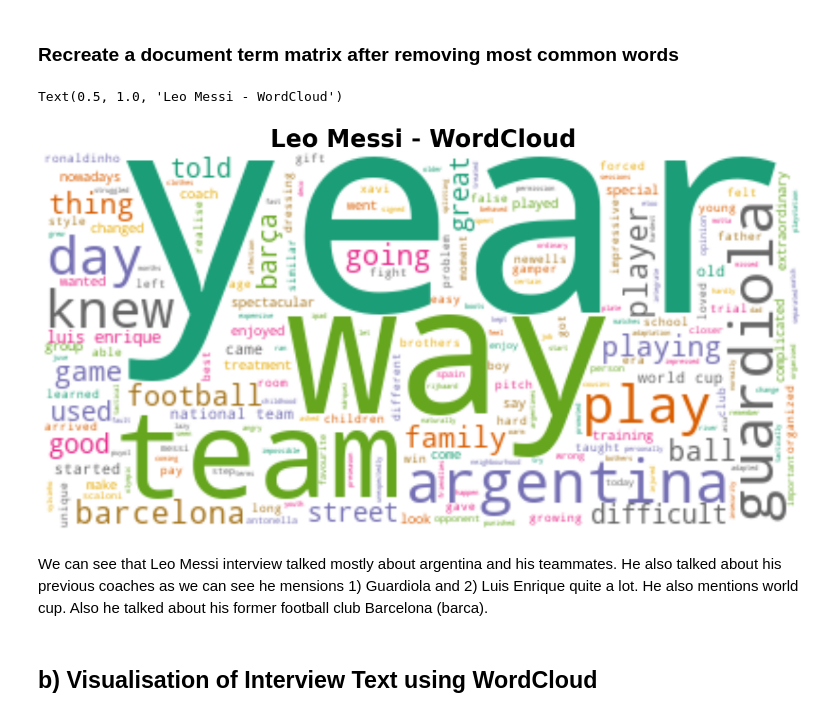
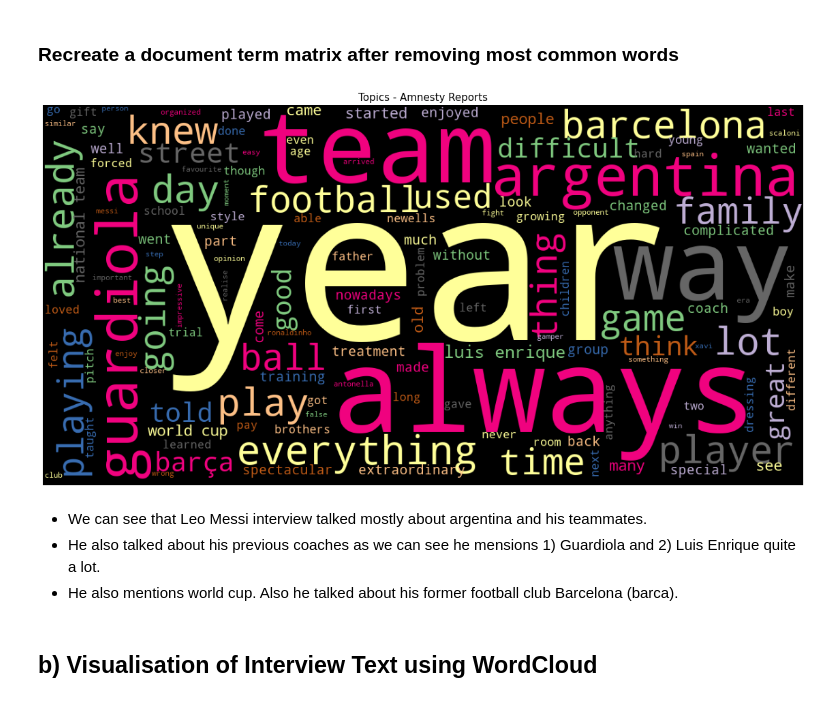
Before and after one commit to Keith-Mpala/Natural-Language-Process---Celebrity-Interviews-Project-Part-1, a Jupyter notebook: NLP Celebrity Interview Text Project Part 1.ipynb, the cells around one changed output. Saved outputs shown, nothing was run; the diff lists cells and outputs as text; code cells hidden in the pictures.

```diff
--- a/NLP Celebrity Interview Text Project Part 1.ipynb
+++ b/NLP Celebrity Interview Text Project Part 1.ipynb
@@ -449,20 +459,26 @@ wc = WordCloud(stopwords=stop_words, background_color='white', colormap='Dark2',
 # %%
 #list of Celebrity names
 full_names = list(Interview_data.Name)
-# %%
-# show a wordcloud for Leo Messi interview
-
-plt.rcParams['figure.figsize'] = [20,12]
-wc.generate(Interview_data['Preprocessed Text'][16])
-plt.plot()
-plt.imshow(wc, interpolation='bilinear')
-plt.axis('off')
-plt.title('Leo Messi - WordCloud', fontsize=35, fontweight='bold')
-# %% [output]
-Text(0.5, 1.0, 'Leo Messi - WordCloud')
-[figure, removed]
+# %%
+# show a wordcloud for Leo Messi interview
+cloud = WordCloud(scale=3,
+                      max_words=150,
+                      colormap = 'Accent',
+                      background_color='Black',
+                      collocations=True,
+                      contour_color='burgundy',
+                      contour_width=3).generate_from_text(Interview_data['Preprocessed Text'][16])
+plt.figure(figsize=(20,12))
+plt.imshow(cloud)
+plt.axis('off')
+plt.title('Topics - Amnesty Reports',fontsize=15)
+plt.show()
+# %% [output]
+[figure, added]
 # %% [markdown]
-We can see that Leo Messi interview talked mostly about argentina and his teammates. He also talked about his previous coaches as we can see he mensions 1) Guardiola and 2) Luis Enrique quite a lot. He also mentions world cup. Also he talked about his former football club Barcelona (barca).
+- We can see that Leo Messi interview talked mostly about argentina and his teammates.
+- He also talked about his previous coaches as we can see he mensions 1) Guardiola and 2) Luis Enrique quite a lot.
+- He also mentions world cup. Also he talked about his former football club Barcelona (barca).
 # %% [markdown]
 ##  b) Visualisation of Interview Text using WordCloud
 # %%
```
Also changed, not shown: parts of 12 cells of this notebook.
